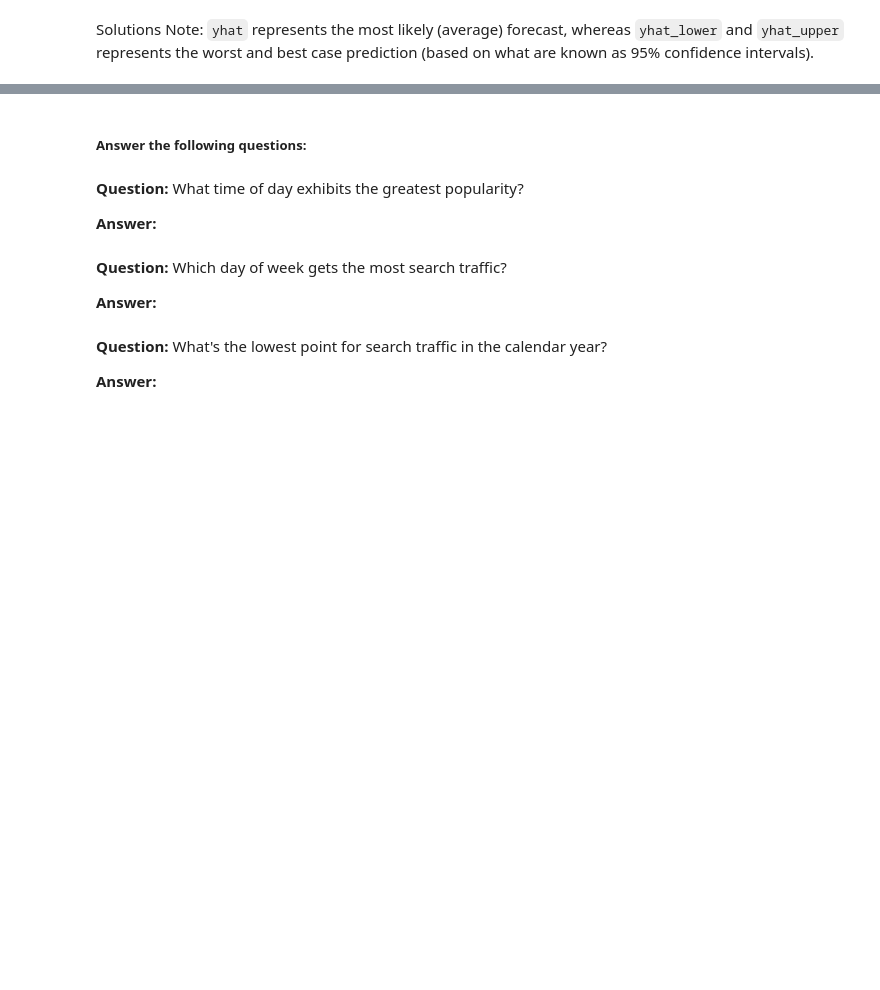
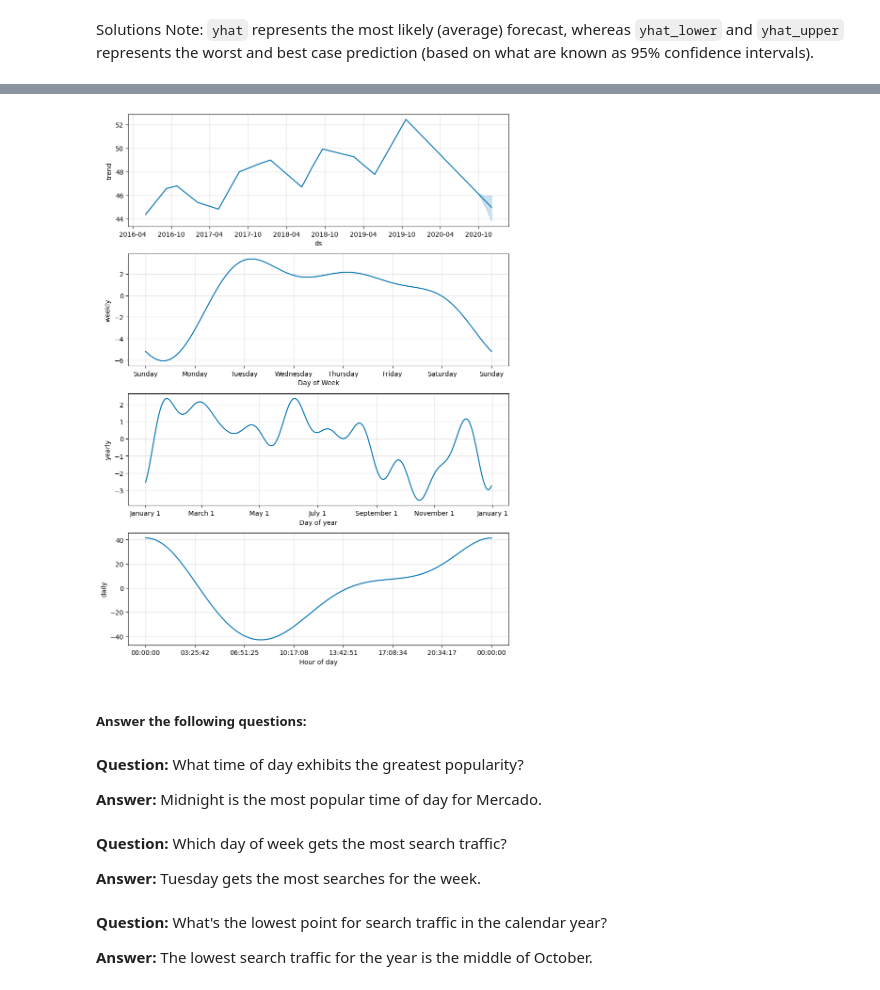
Before and after one commit to LardexTheLarge/prophet-challenge, a Jupyter notebook: forecasting_net_prophet.ipynb, the cells around one changed output, grey strips where cells are left out. Saved outputs shown, nothing was run; the diff lists cells and outputs as text; code cells hidden in the pictures; blank space fills up the shorter version.

```diff
--- a/forecasting_net_prophet.ipynb
+++ b/forecasting_net_prophet.ipynb
@@ -450,20 +470,23 @@ Solutions Note: `yhat` represents the most likely (average) forecast, whereas `y
 # %%
 # Reset the index in the forecast_mercado_trends DataFrame
-
+forecast_mercado_trends = forecast_mercado_trends.reset_index()
 
 # Use the plot_components function to visualize the forecast results
-# for the forecast_canada DataFrame
+# for the forecast_mercado_trends DataFrame
+fig = m.plot_components(forecast_mercado_trends)
+# %% [output]
+[figure, added]
 # %% [markdown]
 ##### Answer the following questions:
 # %% [markdown]
 **Question:** What time of day exhibits the greatest popularity?
 
-**Answer:**
+**Answer:** Midnight is the most popular time of day for Mercado.
 # %% [markdown]
 **Question:** Which day of week gets the most search traffic?
 
-**Answer:**
+**Answer:** Tuesday gets the most searches for the week.
 # %% [markdown]
 **Question:** What's the lowest point for search traffic in the calendar year?
 
-**Answer:**
+**Answer:** The lowest search traffic for the year is the middle of October.
```
Also changed, not shown: parts of 2 cells of this notebook.
